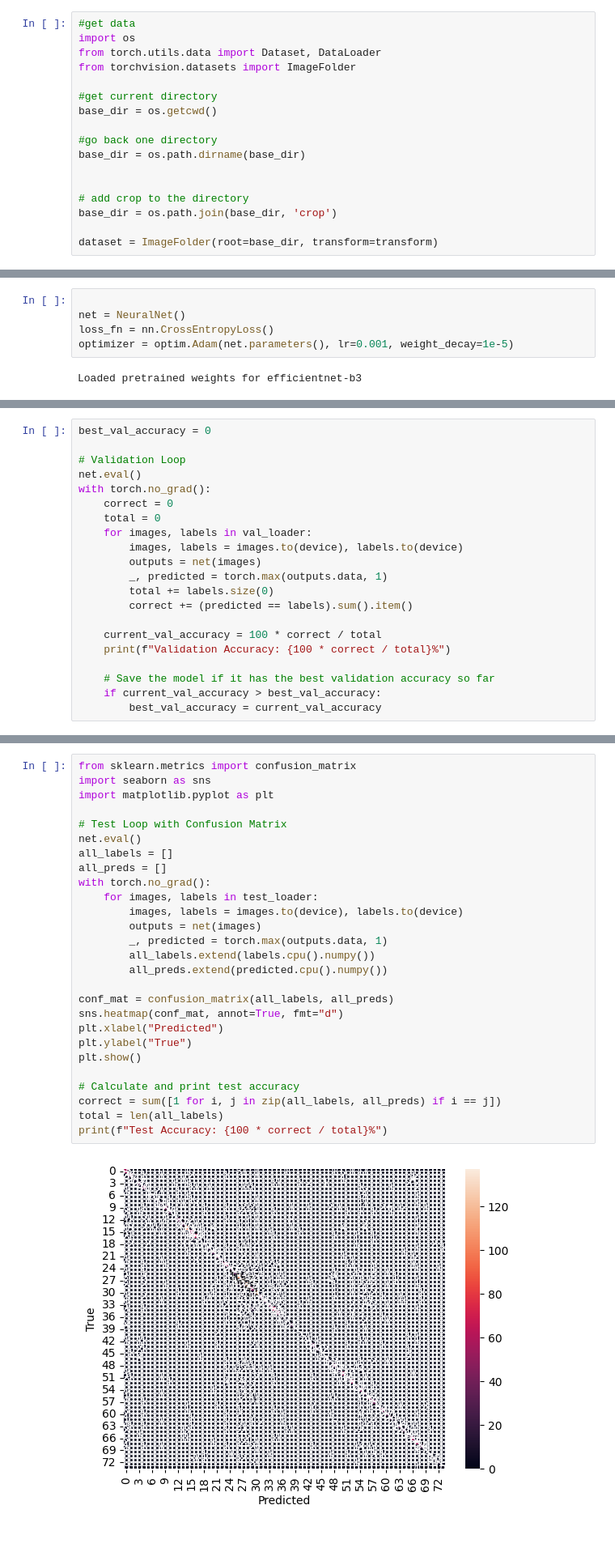
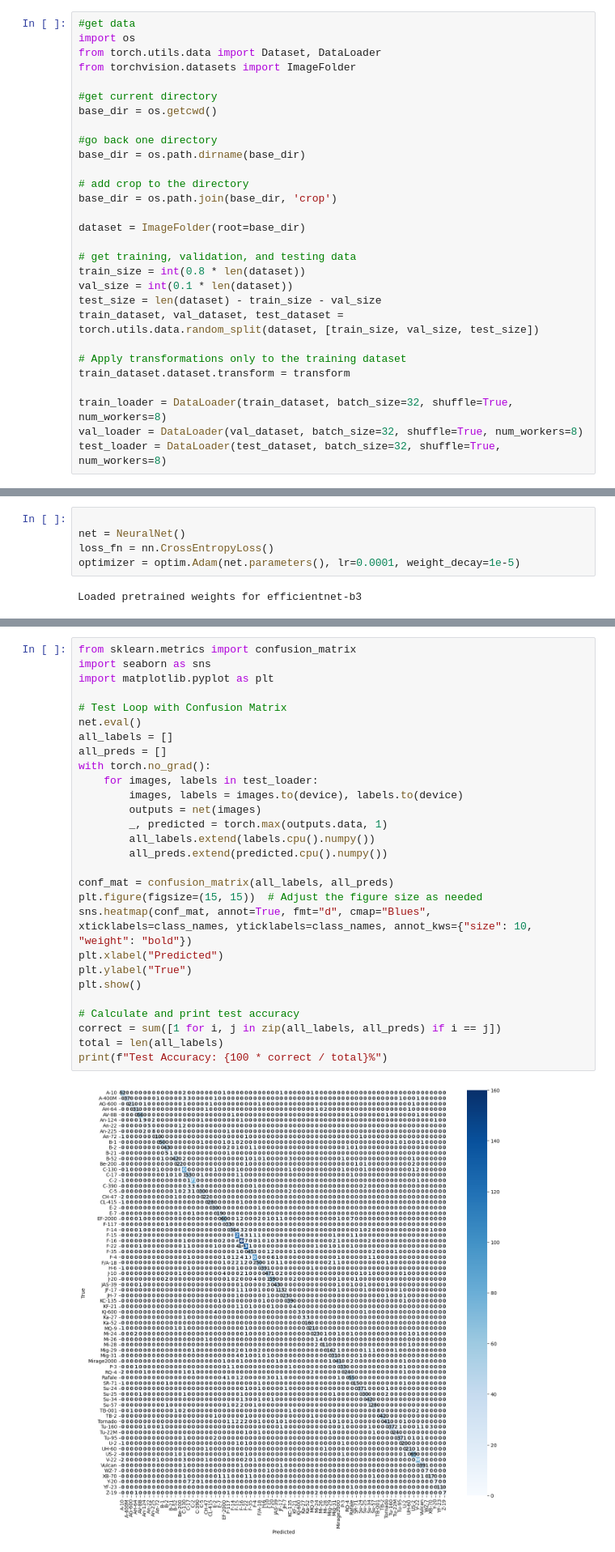
Before and after one commit to Jquijioc/461FinalProject, a Jupyter notebook: testing.ipynb, the cells around one changed output, grey strips where cells are left out. Shown at 81% size. Drawn from its saved outputs; the diff is of its cells as text.

```diff
--- a/testing.ipynb
+++ b/testing.ipynb
@@ -35,8 +34,20 @@ base_dir = os.getcwd()
 #go back one directory
 base_dir = os.path.dirname(base_dir)
 
-
 # add crop to the directory
 base_dir = os.path.join(base_dir, 'crop')
 
-dataset = ImageFolder(root=base_dir, transform=transform)
+dataset = ImageFolder(root=base_dir)
+
+# get training, validation, and testing data
+train_size = int(0.8 * len(dataset))
+val_size = int(0.1 * len(dataset))
+test_size = len(dataset) - train_size - val_size
+train_dataset, val_dataset, test_dataset = torch.utils.data.random_split(dataset, [train_size, val_size, test_size])
+
+# Apply transformations only to the training dataset
+train_dataset.dataset.transform = transform
+
+train_loader = DataLoader(train_dataset, batch_size=32, shuffle=True, num_workers=8)
+val_loader = DataLoader(val_dataset, batch_size=32, shuffle=True, num_workers=8)
+test_loader = DataLoader(test_dataset, batch_size=32, shuffle=True, num_workers=8)
@@ -77,7 +79,7 @@ class NeuralNet(nn.Module):
 
 net = NeuralNet()
 loss_fn = nn.CrossEntropyLoss()
-optimizer = optim.Adam(net.parameters(), lr=0.001, weight_decay=1e-5)
+optimizer = optim.Adam(net.parameters(), lr=0.0001, weight_decay=1e-5)
 # %% [output]
 Loaded pretrained weights for efficientnet-b3
 # %%
@@ -153,21 +178,0 @@ Accuracy: 70.92%
-# %%
-best_val_accuracy = 0
-
-# Validation Loop
-net.eval()
-with torch.no_grad():
-    correct = 0
-    total = 0
-    for images, labels in val_loader:
-        images, labels = images.to(device), labels.to(device)
-        outputs = net(images)
-        _, predicted = torch.max(outputs.data, 1)
-        total += labels.size(0)
-        correct += (predicted == labels).sum().item()
-
-    current_val_accuracy = 100 * correct / total
-    print(f"Validation Accuracy: {100 * correct / total}%")
-
-    # Save the model if it has the best validation accuracy so far
-    if current_val_accuracy > best_val_accuracy:
-        best_val_accuracy = current_val_accuracy
@@ -176,29 +179,30 @@ Validation Accuracy: 68.67059188100403%
 # %%
 from sklearn.metrics import confusion_matrix
 import seaborn as sns
 import matplotlib.pyplot as plt
 
 # Test Loop with Confusion Matrix
 net.eval()
 all_labels = []
 all_preds = []
 with torch.no_grad():
     for images, labels in test_loader:
         images, labels = images.to(device), labels.to(device)
         outputs = net(images)
         _, predicted = torch.max(outputs.data, 1)
         all_labels.extend(labels.cpu().numpy())
         all_preds.extend(predicted.cpu().numpy())
 
 conf_mat = confusion_matrix(all_labels, all_preds)
-sns.heatmap(conf_mat, annot=True, fmt="d")
+plt.figure(figsize=(15, 15))  # Adjust the figure size as needed
+sns.heatmap(conf_mat, annot=True, fmt="d", cmap="Blues", xticklabels=class_names, yticklabels=class_names, annot_kws={"size": 10, "weight": "bold"})
 plt.xlabel("Predicted")
 plt.ylabel("True")
 plt.show()
 
 # Calculate and print test accuracy
 correct = sum([1 for i, j in zip(all_labels, all_preds) if i == j])
 total = len(all_labels)
 print(f"Test Accuracy: {100 * correct / total}%")
 # %% [output]
-[figure, old version]
+[figure, new version]
```
Also changed, not shown: parts of 11 cells of this notebook, 1 other file.
